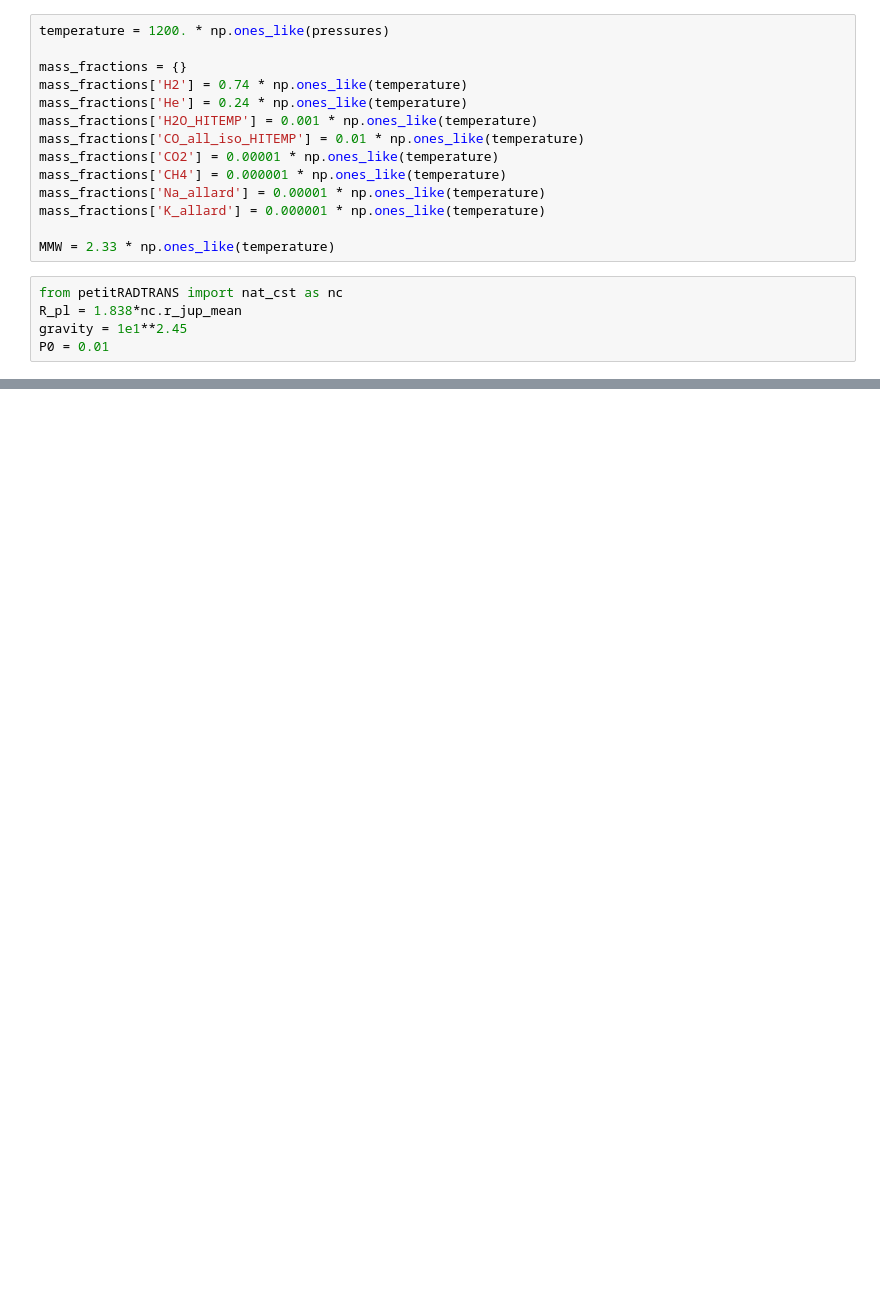
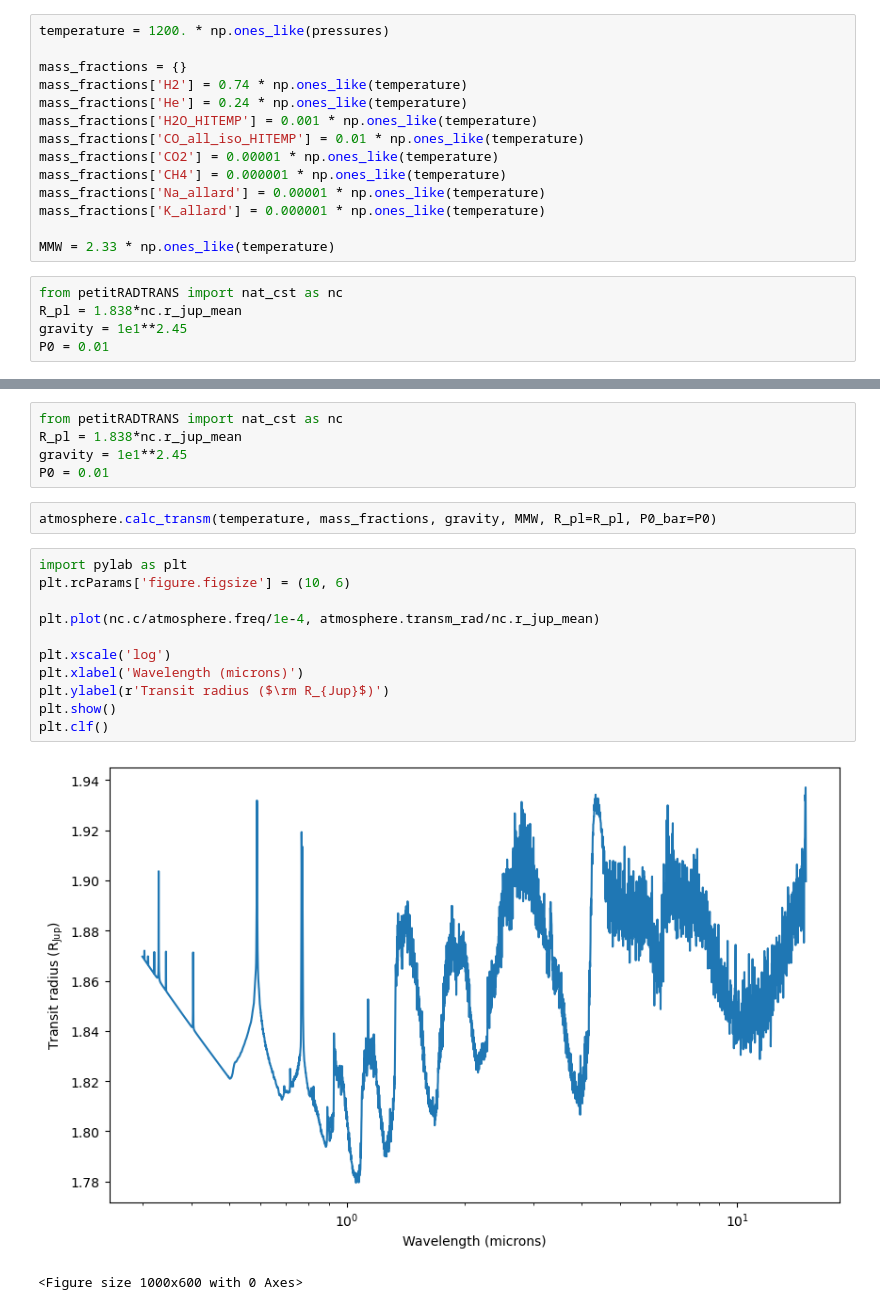
Before and after one commit to RicardoRamirezReyes/ExoPlan, a Jupyter notebook: ipython_notebook/4-Planet TS prediction/Test.ipynb, the cells around one changed output, grey strips where cells are left out. Saved outputs shown, nothing was run; the diff lists cells and outputs as text; blank space fills up the shorter version.

Commit message:
Making simulation With petitRatrans

```diff
--- a/ipython_notebook/4-Planet TS prediction/Test.ipynb
+++ b/ipython_notebook/4-Planet TS prediction/Test.ipynb
@@ -53,0 +54,21 @@ ValueError: fort_input.fort_input.interpol_opa_ck: failed to create array from t
+# %%
+from petitRADTRANS import nat_cst as nc
+R_pl = 1.838*nc.r_jup_mean
+gravity = 1e1**2.45
+P0 = 0.01
+# %%
+atmosphere.calc_transm(temperature, mass_fractions, gravity, MMW, R_pl=R_pl, P0_bar=P0)
+# %%
+import pylab as plt
+plt.rcParams['figure.figsize'] = (10, 6)
+
+plt.plot(nc.c/atmosphere.freq/1e-4, atmosphere.transm_rad/nc.r_jup_mean)
+
+plt.xscale('log')
+plt.xlabel('Wavelength (microns)')
+plt.ylabel(r'Transit radius ($\rm R_{Jup}$)')
+plt.show()
+plt.clf()
+# %% [output]
+[figure, added]
+<Figure size 1000x600 with 0 Axes>
```
Also changed, not shown: parts of 6 cells of this notebook, 18 other files.
